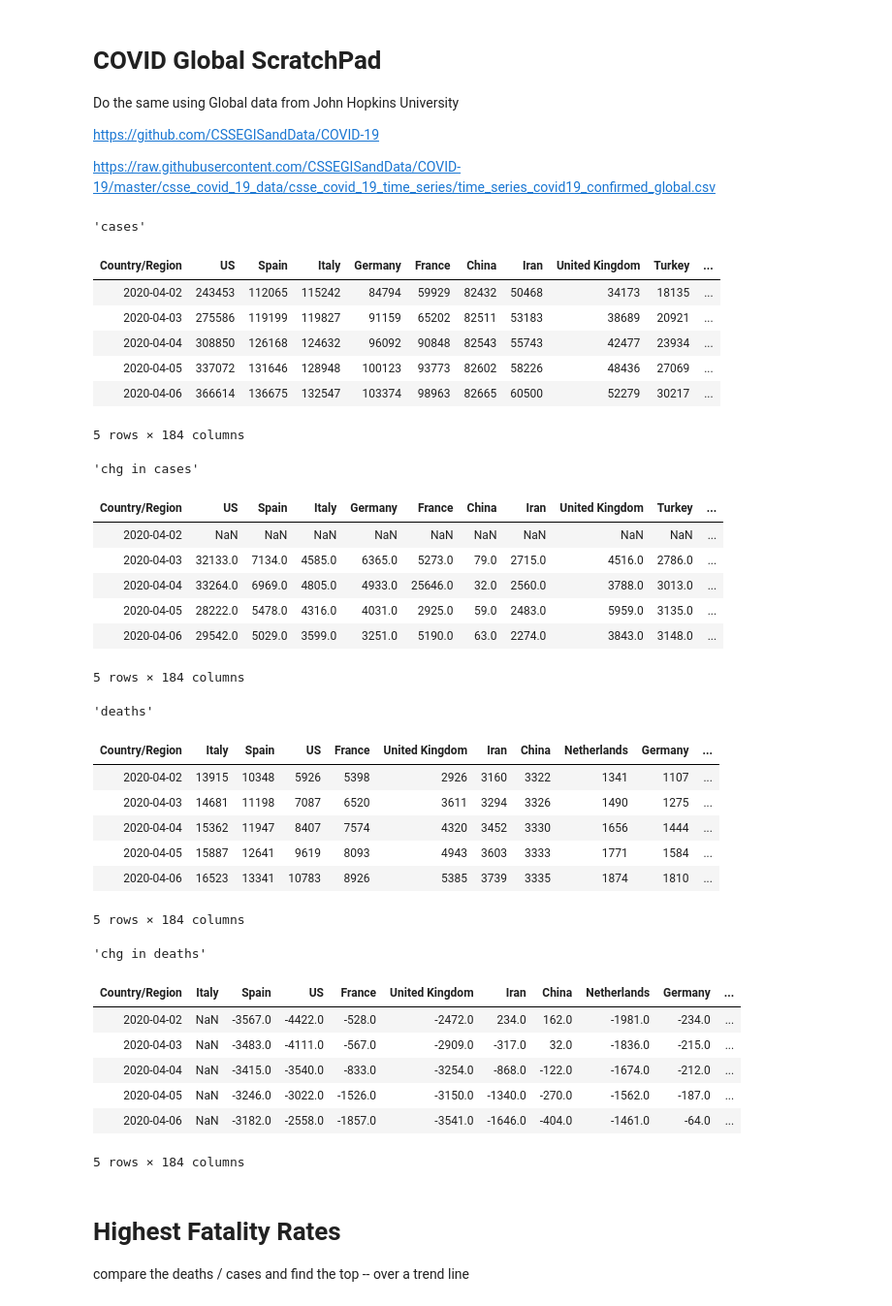
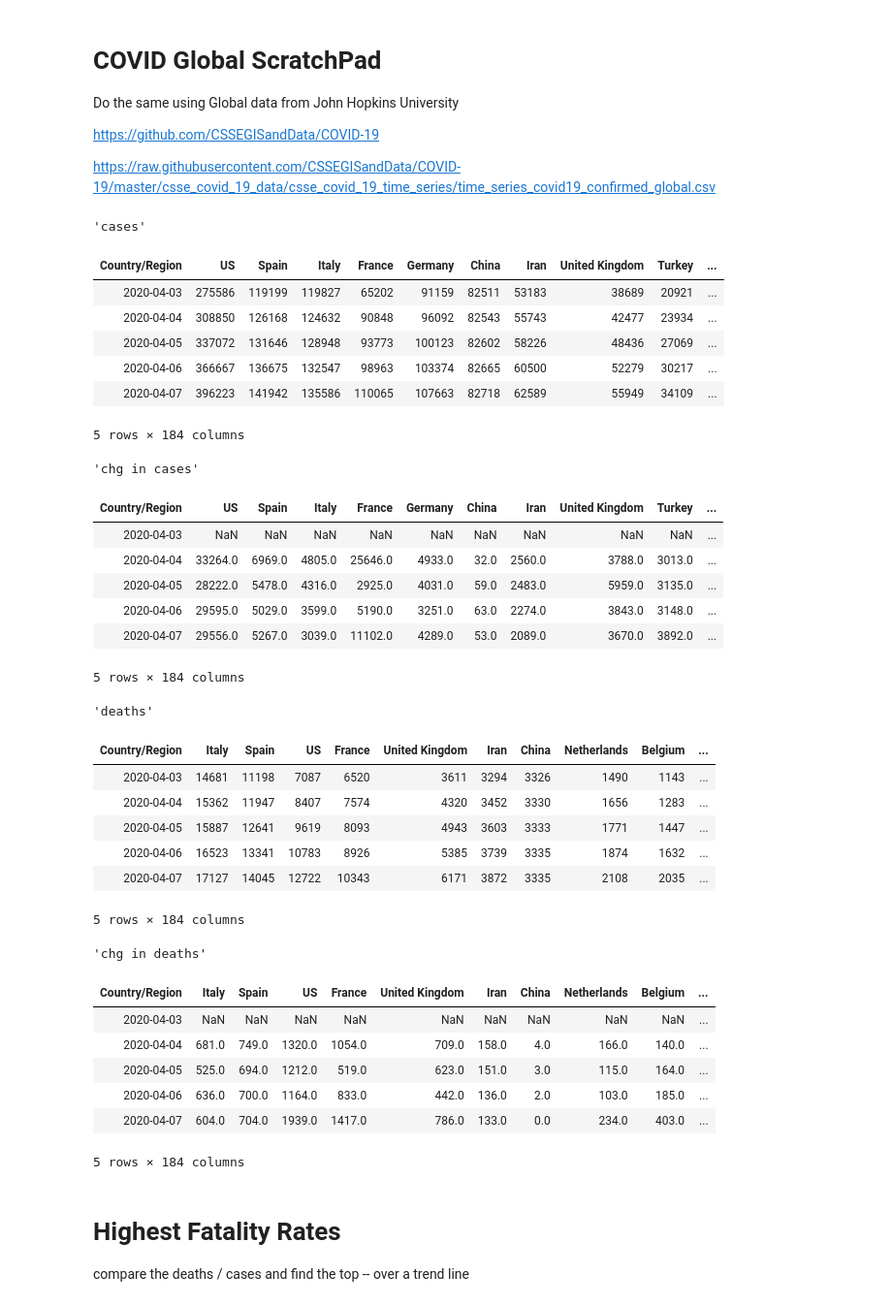
Before and after one commit to dougfoo/machineLearning, a Jupyter notebook: covid/COVID-global-working.ipynb, the cells around one changed output. Shown at 97% size. Drawn from its saved outputs; the diff is of its cells as text; code cells hidden in the pictures.

```diff
--- a/covid/COVID-global-working.ipynb
+++ b/covid/COVID-global-working.ipynb
@@ -9,59 +9,59 @@ https://raw.githubusercontent.com/CSSEGISandData/COVID-19/master/csse_covid_19_d
 # %%
 import pandas as pd
 import numpy as np
 import matplotlib.pyplot as plt
 from io import StringIO
 import pandas as pd
 import requests
 
 dfc_graw = pd.read_csv('https://raw.githubusercontent.com/CSSEGISandData/COVID-19/master/csse_covid_19_data/csse_covid_19_time_series/time_series_covid19_confirmed_global.csv')
 dfd_graw = pd.read_csv('https://raw.githubusercontent.com/CSSEGISandData/COVID-19/master/csse_covid_19_data/csse_covid_19_time_series/time_series_covid19_deaths_global.csv')
 
 dfc_g = dfc_graw.drop(columns=['Lat','Long','Province/State']).groupby(['Country/Region']).sum().sort_values(dfc_graw.columns[-1], ascending=False)
 dfc_g = dfc_g.transpose()
 dfc_g.index = pd.to_datetime(dfc_g.index)
 display('cases',dfc_g.tail())
 display('chg in cases',dfc_g.tail().diff(axis=0))
 
 dfd_g = dfd_graw.drop(columns=['Lat','Long','Province/State']).groupby(['Country/Region']).sum().sort_values(dfd_graw.columns[-1], ascending=False)
 dfd_g = dfd_g.transpose().tail(40)  # last 40 days ?
 dfd_g.index = pd.to_datetime(dfd_g.index)
 display('deaths',dfd_g.tail())
-display('chg in deaths',dfd_g.tail().diff(axis=1))
+display('chg in deaths',dfd_g.tail().diff(axis=0))
 
 #display('details of', dfd_g['Sudan'].tail(15), dfc_g['Sudan'].tail(15))
 # %% [output]
 'cases'
-| Country/Region | US | Spain | Italy | Germany | France | China | Iran | United Kingdom | Turkey | ... |
-| 2020-04-02 | 243453 | 112065 | 115242 | 84794 | 59929 | 82432 | 50468 | 34173 | 18135 | ... |
-| 2020-04-03 | 275586 | 119199 | 119827 | 91159 | 65202 | 82511 | 53183 | 38689 | 20921 | ... |
-| 2020-04-04 | 308850 | 126168 | 124632 | 96092 | 90848 | 82543 | 55743 | 42477 | 23934 | ... |
-| 2020-04-05 | 337072 | 131646 | 128948 | 100123 | 93773 | 82602 | 58226 | 48436 | 27069 | ... |
-| 2020-04-06 | 366614 | 136675 | 132547 | 103374 | 98963 | 82665 | 60500 | 52279 | 30217 | ... |
+| Country/Region | US | Spain | Italy | France | Germany | China | Iran | United Kingdom | Turkey | ... |
+| 2020-04-03 | 275586 | 119199 | 119827 | 65202 | 91159 | 82511 | 53183 | 38689 | 20921 | ... |
+| 2020-04-04 | 308850 | 126168 | 124632 | 90848 | 96092 | 82543 | 55743 | 42477 | 23934 | ... |
+| 2020-04-05 | 337072 | 131646 | 128948 | 93773 | 100123 | 82602 | 58226 | 48436 | 27069 | ... |
+| 2020-04-06 | 366667 | 136675 | 132547 | 98963 | 103374 | 82665 | 60500 | 52279 | 30217 | ... |
+| 2020-04-07 | 396223 | 141942 | 135586 | 110065 | 107663 | 82718 | 62589 | 55949 | 34109 | ... |
 5 rows × 184 columns
 'chg in cases'
-| Country/Region | US | Spain | Italy | Germany | France | China | Iran | United Kingdom | Turkey | ... |
-| 2020-04-02 | NaN | NaN | NaN | NaN | NaN | NaN | NaN | NaN | NaN | ... |
-| 2020-04-03 | 32133.0 | 7134.0 | 4585.0 | 6365.0 | 5273.0 | 79.0 | 2715.0 | 4516.0 | 2786.0 | ... |
-| 2020-04-04 | 33264.0 | 6969.0 | 4805.0 | 4933.0 | 25646.0 | 32.0 | 2560.0 | 3788.0 | 3013.0 | ... |
-| 2020-04-05 | 28222.0 | 5478.0 | 4316.0 | 4031.0 | 2925.0 | 59.0 | 2483.0 | 5959.0 | 3135.0 | ... |
-| 2020-04-06 | 29542.0 | 5029.0 | 3599.0 | 3251.0 | 5190.0 | 63.0 | 2274.0 | 3843.0 | 3148.0 | ... |
+| Country/Region | US | Spain | Italy | France | Germany | China | Iran | United Kingdom | Turkey | ... |
+| 2020-04-03 | NaN | NaN | NaN | NaN | NaN | NaN | NaN | NaN | NaN | ... |
+| 2020-04-04 | 33264.0 | 6969.0 | 4805.0 | 25646.0 | 4933.0 | 32.0 | 2560.0 | 3788.0 | 3013.0 | ... |
+| 2020-04-05 | 28222.0 | 5478.0 | 4316.0 | 2925.0 | 4031.0 | 59.0 | 2483.0 | 5959.0 | 3135.0 | ... |
+| 2020-04-06 | 29595.0 | 5029.0 | 3599.0 | 5190.0 | 3251.0 | 63.0 | 2274.0 | 3843.0 | 3148.0 | ... |
+| 2020-04-07 | 29556.0 | 5267.0 | 3039.0 | 11102.0 | 4289.0 | 53.0 | 2089.0 | 3670.0 | 3892.0 | ... |
 5 rows × 184 columns
 'deaths'
-| Country/Region | Italy | Spain | US | France | United Kingdom | Iran | China | Netherlands | Germany | ... |
-| 2020-04-02 | 13915 | 10348 | 5926 | 5398 | 2926 | 3160 | 3322 | 1341 | 1107 | ... |
-| 2020-04-03 | 14681 | 11198 | 7087 | 6520 | 3611 | 3294 | 3326 | 1490 | 1275 | ... |
-| 2020-04-04 | 15362 | 11947 | 8407 | 7574 | 4320 | 3452 | 3330 | 1656 | 1444 | ... |
-| 2020-04-05 | 15887 | 12641 | 9619 | 8093 | 4943 | 3603 | 3333 | 1771 | 1584 | ... |
-| 2020-04-06 | 16523 | 13341 | 10783 | 8926 | 5385 | 3739 | 3335 | 1874 | 1810 | ... |
+| Country/Region | Italy | Spain | US | France | United Kingdom | Iran | China | Netherlands | Belgium | ... |
+| 2020-04-03 | 14681 | 11198 | 7087 | 6520 | 3611 | 3294 | 3326 | 1490 | 1143 | ... |
+| 2020-04-04 | 15362 | 11947 | 8407 | 7574 | 4320 | 3452 | 3330 | 1656 | 1283 | ... |
+| 2020-04-05 | 15887 | 12641 | 9619 | 8093 | 4943 | 3603 | 3333 | 1771 | 1447 | ... |
+| 2020-04-06 | 16523 | 13341 | 10783 | 8926 | 5385 | 3739 | 3335 | 1874 | 1632 | ... |
+| 2020-04-07 | 17127 | 14045 | 12722 | 10343 | 6171 | 3872 | 3335 | 2108 | 2035 | ... |
 5 rows × 184 columns
 'chg in deaths'
-| Country/Region | Italy | Spain | US | France | United Kingdom | Iran | China | Netherlands | Germany | ... |
-| 2020-04-02 | NaN | -3567.0 | -4422.0 | -528.0 | -2472.0 | 234.0 | 162.0 | -1981.0 | -234.0 | ... |
-| 2020-04-03 | NaN | -3483.0 | -4111.0 | -567.0 | -2909.0 | -317.0 | 32.0 | -1836.0 | -215.0 | ... |
-| 2020-04-04 | NaN | -3415.0 | -3540.0 | -833.0 | -3254.0 | -868.0 | -122.0 | -1674.0 | -212.0 | ... |
-| 2020-04-05 | NaN | -3246.0 | -3022.0 | -1526.0 | -3150.0 | -1340.0 | -270.0 | -1562.0 | -187.0 | ... |
-| 2020-04-06 | NaN | -3182.0 | -2558.0 | -1857.0 | -3541.0 | -1646.0 | -404.0 | -1461.0 | -64.0 | ... |
+| Country/Region | Italy | Spain | US | France | United Kingdom | Iran | China | Netherlands | Belgium | ... |
+| 2020-04-03 | NaN | NaN | NaN | NaN | NaN | NaN | NaN | NaN | NaN | ... |
+| 2020-04-04 | 681.0 | 749.0 | 1320.0 | 1054.0 | 709.0 | 158.0 | 4.0 | 166.0 | 140.0 | ... |
+| 2020-04-05 | 525.0 | 694.0 | 1212.0 | 519.0 | 623.0 | 151.0 | 3.0 | 115.0 | 164.0 | ... |
+| 2020-04-06 | 636.0 | 700.0 | 1164.0 | 833.0 | 442.0 | 136.0 | 2.0 | 103.0 | 185.0 | ... |
+| 2020-04-07 | 604.0 | 704.0 | 1939.0 | 1417.0 | 786.0 | 133.0 | 0.0 | 234.0 | 403.0 | ... |
 5 rows × 184 columns
 # %% [markdown]
 # Highest Fatality Rates
```
Also changed, not shown: parts of 17 cells of this notebook, 1 other file.
